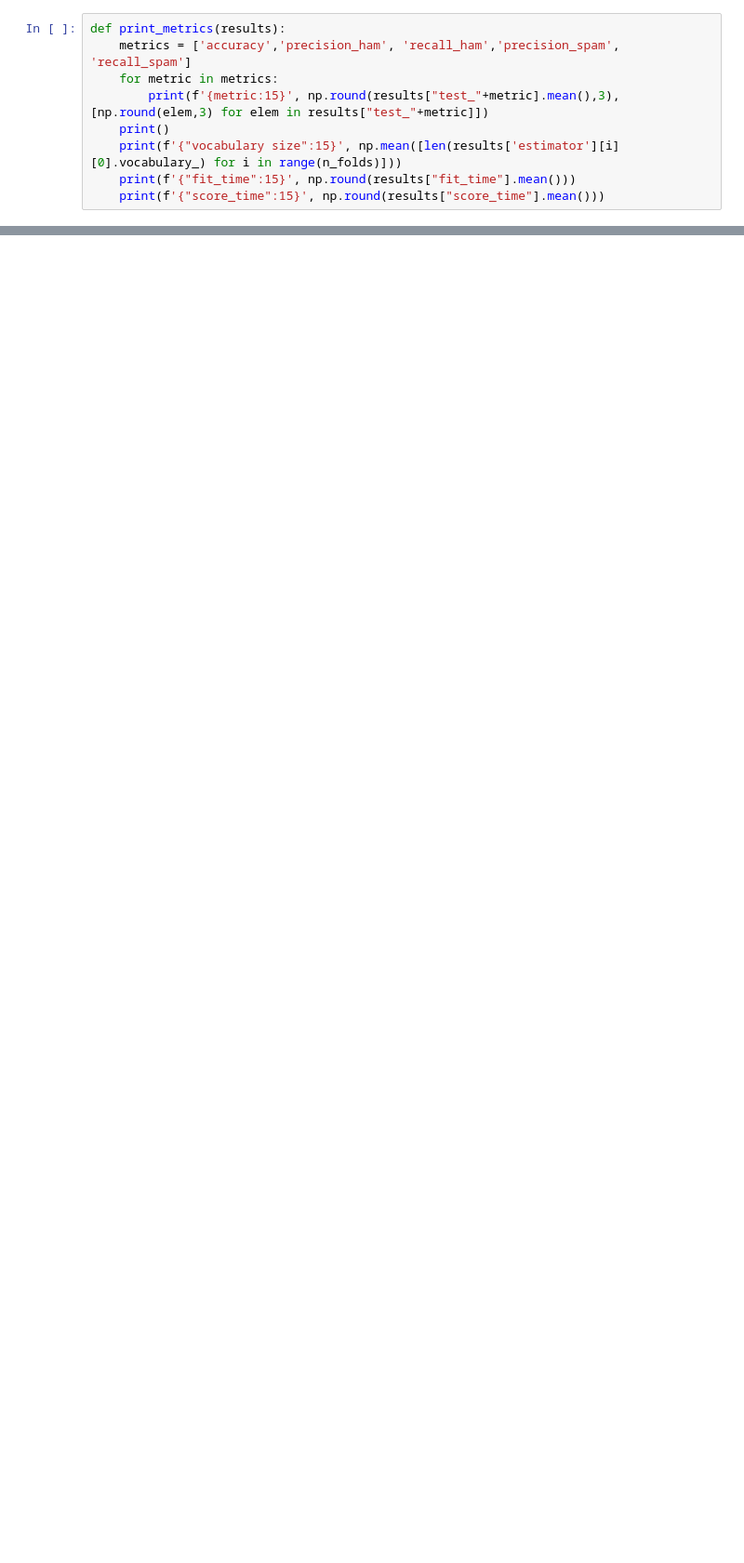
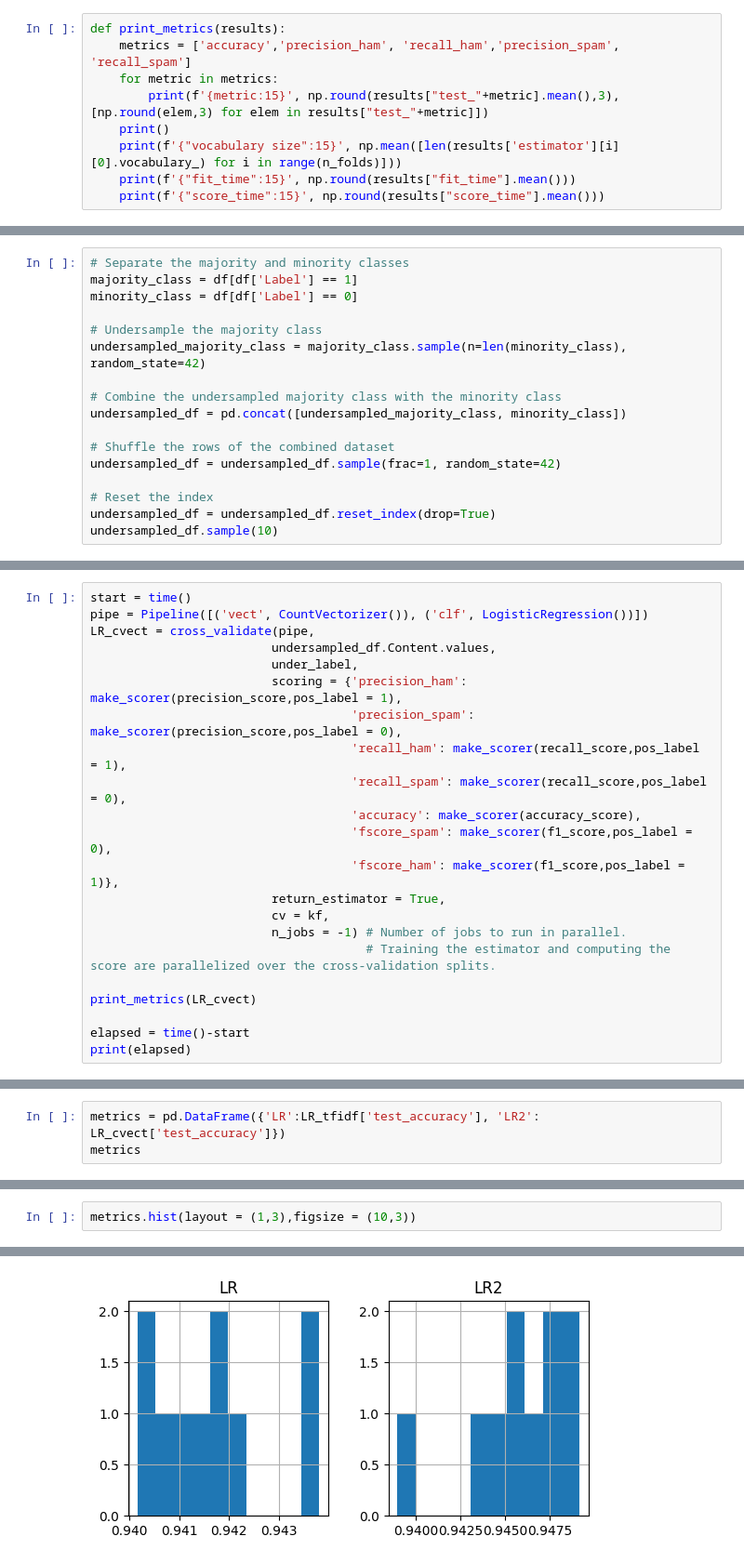
Before and after one commit to giacomovitangeli/phishing-detection, a Jupyter notebook: phishing_detection.ipynb, the cells around one changed output, grey strips where cells are left out. Shown: that part at 93% size. Drawn from its saved outputs; the diff is of its cells as text; blank space fills up the shorter version.

Commit message:
metrics comparison

```diff
--- a/phishing_detection.ipynb
+++ b/phishing_detection.ipynb
@@ -319,0 +197,17 @@ ValueError: Supported target types are: ('binary', 'multiclass'). Got 'unknown'
+# %%
+# Separate the majority and minority classes
+majority_class = df[df['Label'] == 1]
+minority_class = df[df['Label'] == 0]
+
+# Undersample the majority class
+undersampled_majority_class = majority_class.sample(n=len(minority_class), random_state=42)
+
+# Combine the undersampled majority class with the minority class
+undersampled_df = pd.concat([undersampled_majority_class, minority_class])
+
+# Shuffle the rows of the combined dataset
+undersampled_df = undersampled_df.sample(frac=1, random_state=42)
+
+# Reset the index
+undersampled_df = undersampled_df.reset_index(drop=True)
+undersampled_df.sample(10)
@@ -319,0 +333,22 @@ ValueError: Supported target types are: ('binary', 'multiclass'). Got 'unknown'
+# %%
+start = time()
+pipe = Pipeline([('vect', CountVectorizer()), ('clf', LogisticRegression())])
+LR_cvect = cross_validate(pipe,
+                         undersampled_df.Content.values,
+                         under_label,
+                         scoring = {'precision_ham': make_scorer(precision_score,pos_label = 1),
+                                    'precision_spam': make_scorer(precision_score,pos_label = 0),
+                                    'recall_ham': make_scorer(recall_score,pos_label = 1),
+                                    'recall_spam': make_scorer(recall_score,pos_label = 0),
+                                    'accuracy': make_scorer(accuracy_score),
+                                    'fscore_spam': make_scorer(f1_score,pos_label = 0),
+                                    'fscore_ham': make_scorer(f1_score,pos_label = 1)},
+                         return_estimator = True,
+                         cv = kf,
+                         n_jobs = -1) # Number of jobs to run in parallel.
+                                      # Training the estimator and computing the score are parallelized over the cross-validation splits.
+
+print_metrics(LR_cvect)
+
+elapsed = time()-start
+print(elapsed)
@@ -319,0 +386,3 @@ ValueError: Supported target types are: ('binary', 'multiclass'). Got 'unknown'
+# %%
+metrics = pd.DataFrame({'LR':LR_tfidf['test_accuracy'], 'LR2': LR_cvect['test_accuracy']})
+metrics
@@ -319,0 +401,3 @@ ValueError: Supported target types are: ('binary', 'multiclass'). Got 'unknown'
+# %%
+metrics.hist(layout = (1,3),figsize = (10,3))
+# %% [output]
@@ -319,0 +407 @@ ValueError: Supported target types are: ('binary', 'multiclass'). Got 'unknown'
+[figure, added]
```
Also changed, not shown: parts of 67 cells of this notebook, 1 other file.
